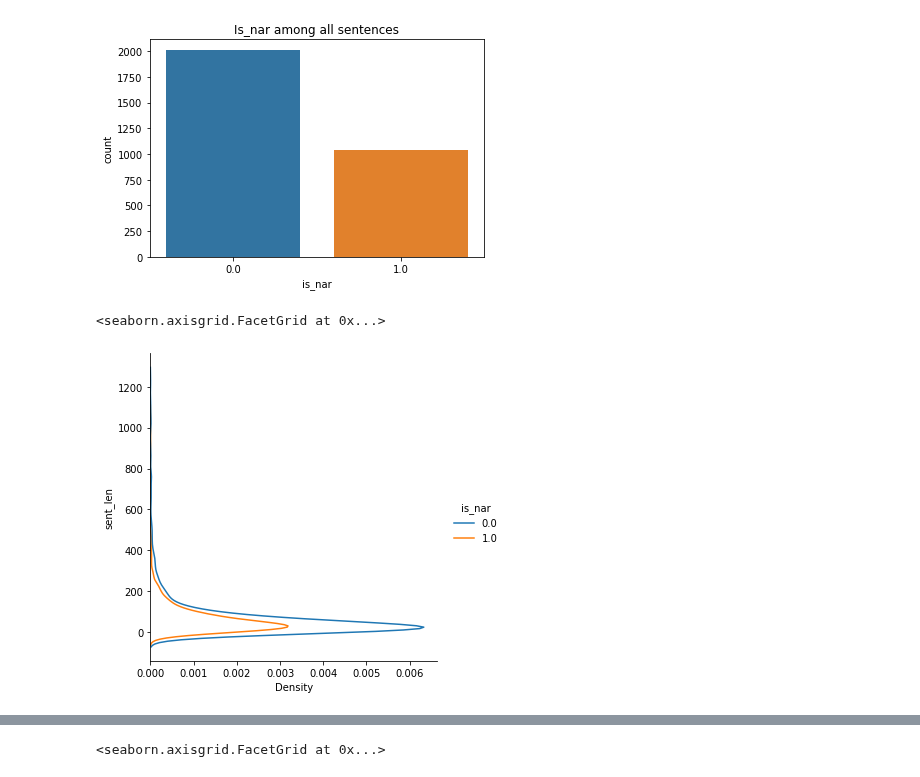
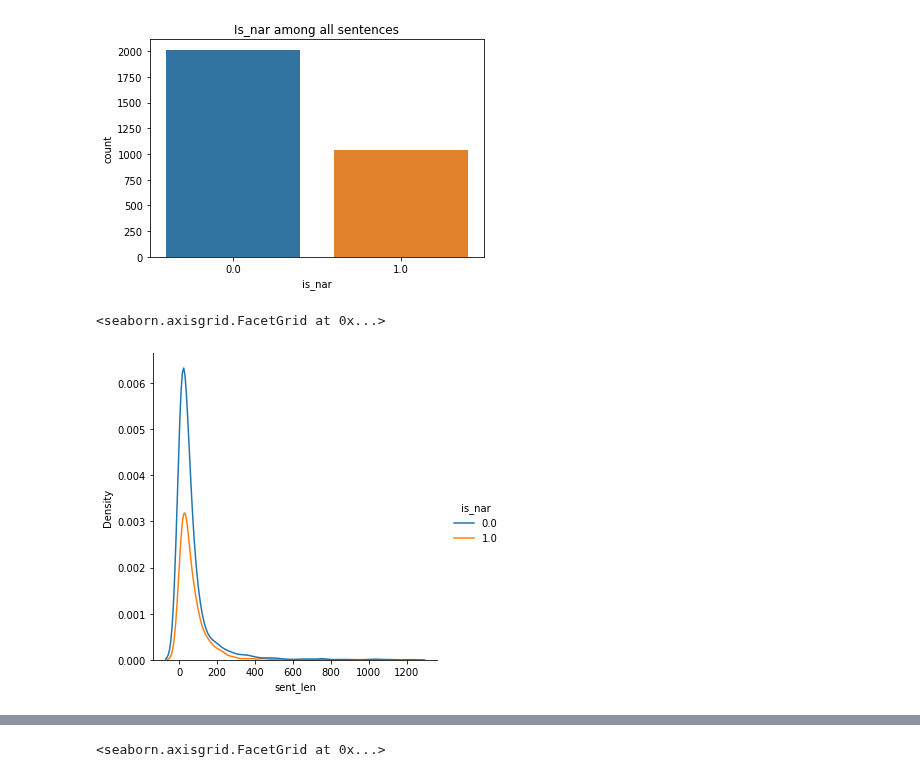
Before and after one commit to Sofy34/personal_strudy, a Jupyter notebook: thesis/01_parse_clean_docs.ipynb, the cells around one changed output, grey strips where cells are left out. Saved outputs shown, nothing was run; the diff lists cells and outputs as text; code cells hidden in the pictures.

```diff
--- a/thesis/01_parse_clean_docs.ipynb
+++ b/thesis/01_parse_clean_docs.ipynb
@@ -115,7 +115,7 @@ sns.countplot(x='is_nar',data=sent_db).set_title("Is_nar among all sentences")
 Text(0.5, 1.0, 'Is_nar among all sentences')
 [figure]
 # %%
-sns.displot(data=sent_db, y="sent_len", hue="is_nar", kind="kde")
+sns.displot(data=sent_db,x="sent_len", hue="is_nar", kind="kde")
 # %% [output]
 <seaborn.axisgrid.FacetGrid at 0x...>
-[figure, old version]
+[figure, new version]
```
Also changed, not shown: parts of 3 cells of this notebook.
